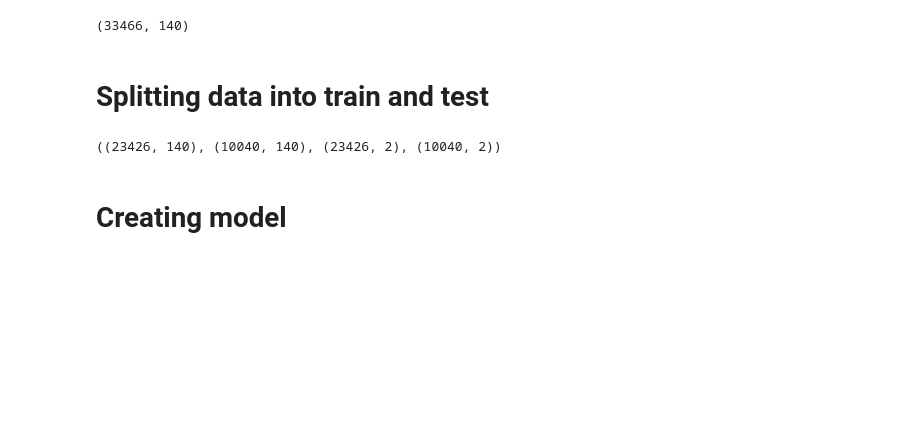
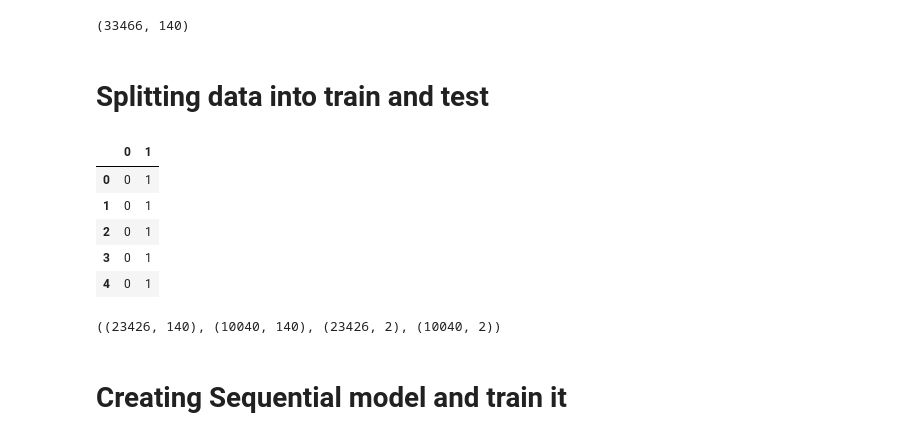
Before and after one commit to yash0307jain/sentiment-analysis, a Jupyter notebook: sentiment_analysis_lstm.ipynb, the cells around one changed output. Saved outputs shown, nothing was run; the diff lists cells and outputs as text; code cells hidden in the pictures; blank space fills up the shorter version.

```diff
--- a/sentiment_analysis_lstm.ipynb
+++ b/sentiment_analysis_lstm.ipynb
@@ -345,12 +368,21 @@ X.shape
 # Splitting data into train and test
 # %%
 y = pd.get_dummies(df['sentiment'])
+# %%
+y.head()
+# %% [output]
+|  | 0 | 1 |
+| 0 | 0 | 1 |
+| 1 | 0 | 1 |
+| 2 | 0 | 1 |
+| 3 | 0 | 1 |
+| 4 | 0 | 1 |
 # %%
 X_train, X_test, y_train, y_test = train_test_split(X, y, test_size=0.3, random_state=42)
 X_train.shape, X_test.shape, y_train.shape, y_test.shape
 # %% [output]
 ((23426, 140), (10040, 140), (23426, 2), (10040, 2))
 # %% [markdown]
-# Creating model
+# Creating Sequential model and train it
 # %%
 model = tf.keras.Sequential([
```
Also changed, not shown: parts of 15 cells of this notebook.
